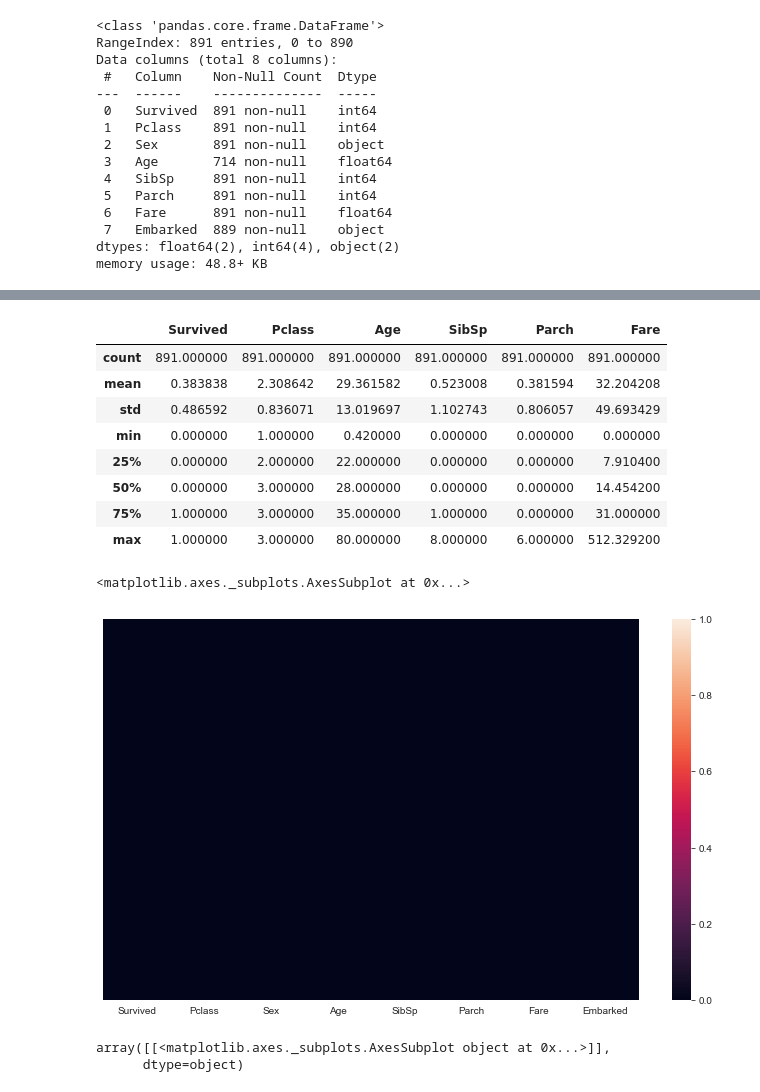
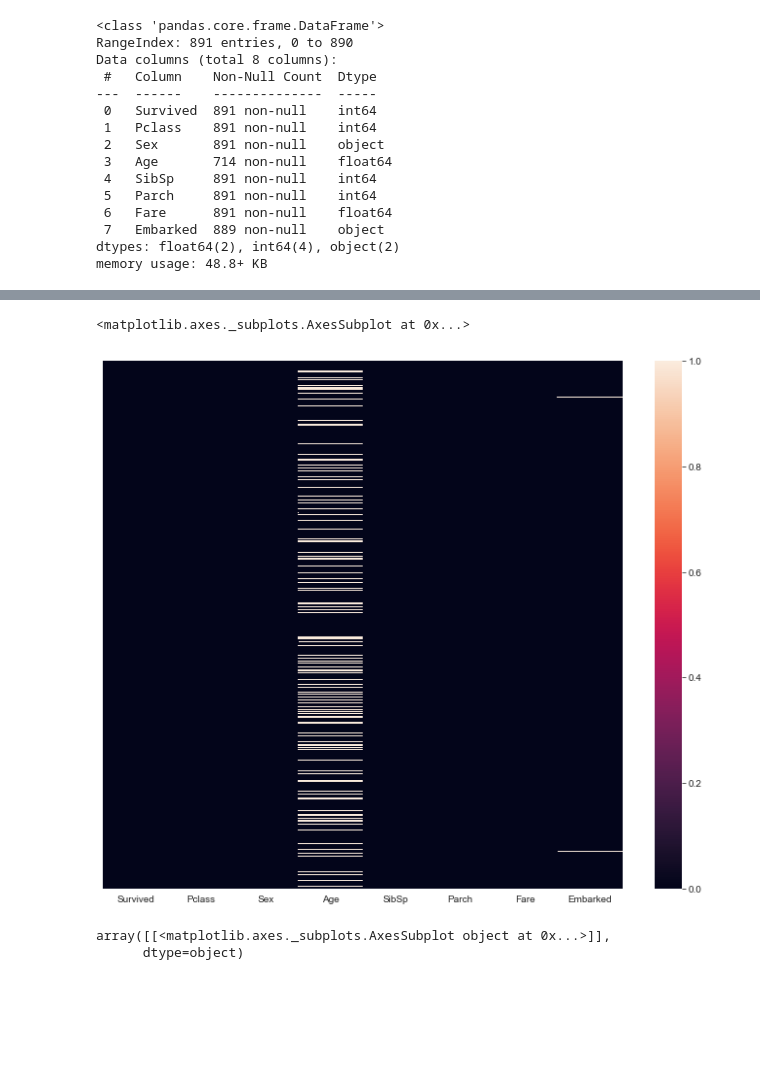
Before and after one commit to parjanyahk/titanicDataEda, a Jupyter notebook: titanicedaphk.ipynb, the cells around one changed output, grey strips where cells are left out. Saved outputs shown, nothing was run; the diff lists cells and outputs as text; code cells hidden in the pictures; blank space fills up the shorter version.

Commit message:
Null value treatment complete

```diff
--- a/titanicedaphk.ipynb
+++ b/titanicedaphk.ipynb
@@ -548,28 +469,16 @@ memory usage: 48.8+ KB
+# %%
+#Heat map depiction of the null values
+
+sns.set_style('whitegrid')
+plt.figure(figsize= (12, 10))
+sns.heatmap(teda_cleaned.isnull(), yticklabels= False)
+# %% [output]
+<matplotlib.axes._subplots.AxesSubplot at 0x...>
+[figure, added]
 # %%
 #We see that age and embarked have missing values
 # %%
 #treating missing values in Age
-# %%
-teda_cleaned.describe()
-# %% [output]
-|  | Survived | Pclass | Age | SibSp | Parch | Fare |
-| count | 891.000000 | 891.000000 | 891.000000 | 891.000000 | 891.000000 | 891.000000 |
-| mean | 0.383838 | 2.308642 | 29.361582 | 0.523008 | 0.381594 | 32.204208 |
-| std | 0.486592 | 0.836071 | 13.019697 | 1.102743 | 0.806057 | 49.693429 |
-| min | 0.000000 | 1.000000 | 0.420000 | 0.000000 | 0.000000 | 0.000000 |
-| 25% | 0.000000 | 2.000000 | 22.000000 | 0.000000 | 0.000000 | 7.910400 |
-| 50% | 0.000000 | 3.000000 | 28.000000 | 0.000000 | 0.000000 | 14.454200 |
-| 75% | 1.000000 | 3.000000 | 35.000000 | 1.000000 | 0.000000 | 31.000000 |
-| max | 1.000000 | 3.000000 | 80.000000 | 8.000000 | 6.000000 | 512.329200 |
-# %%
-#Heat map depiction of the null values
-
-sns.set_style('whitegrid')
-plt.figure(figsize= (12, 7))
-sns.heatmap(teda_cleaned.isnull(), yticklabels= False)
-# %% [output]
-<matplotlib.axes._subplots.AxesSubplot at 0x...>
-[figure, removed]
 # %%
 teda_cleaned.hist(column=['Age'], bins=7)
 # %% [output]
```
Also changed, not shown: parts of 23 cells of this notebook.
